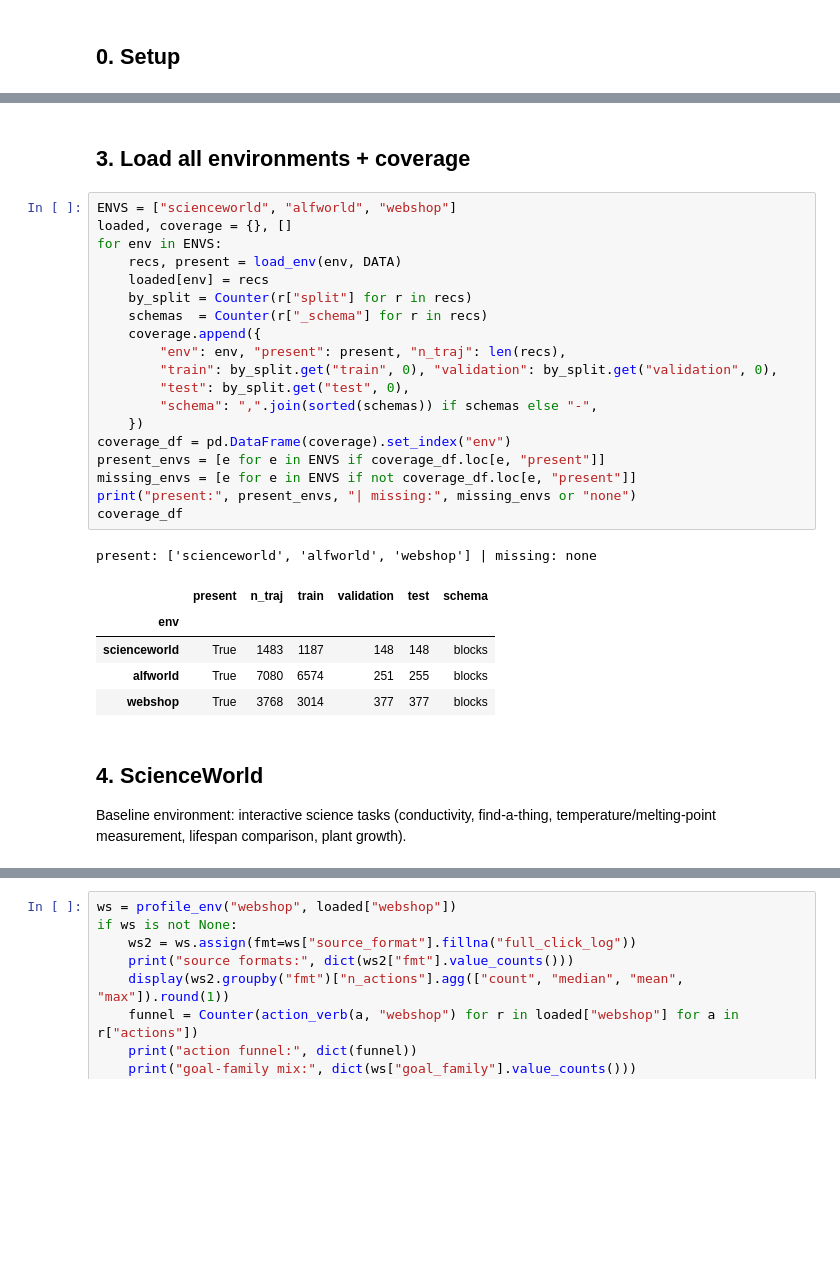
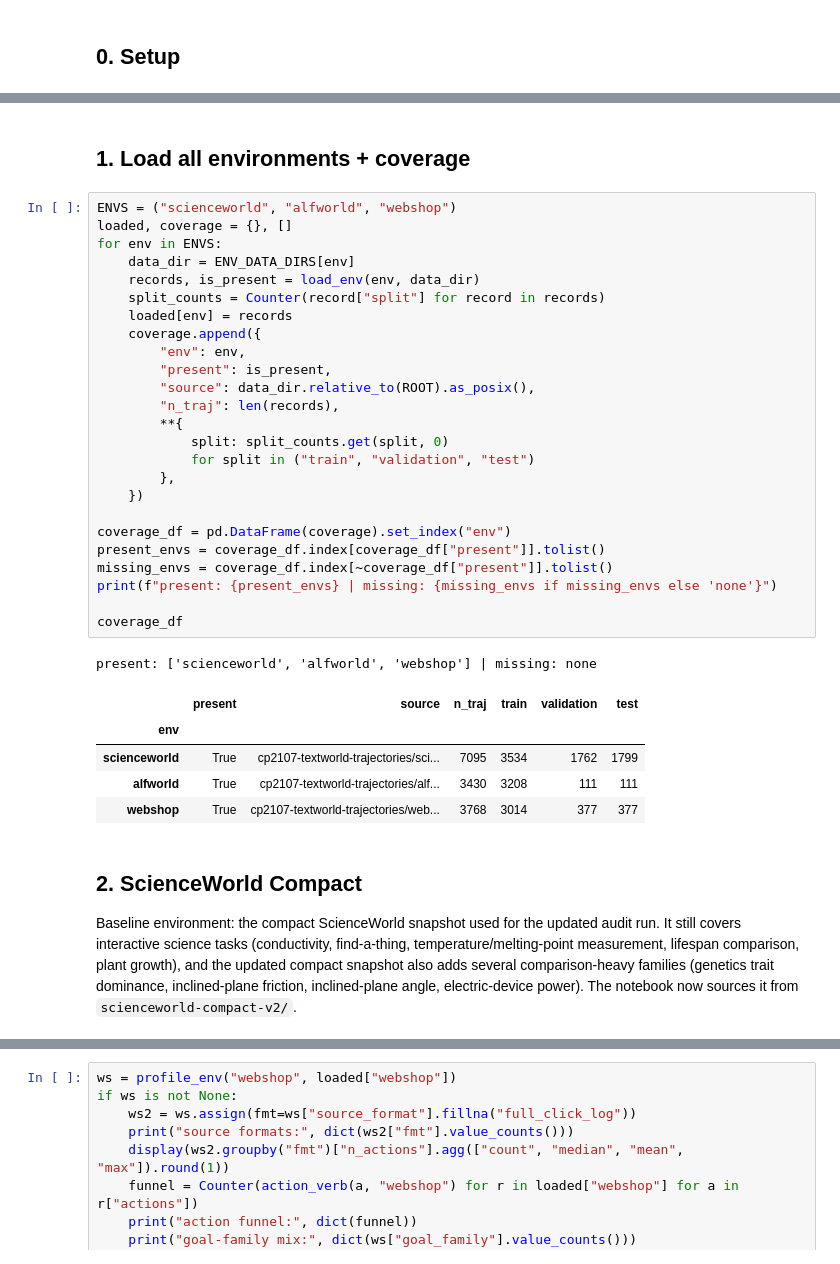
Before and after one commit to veonlok/AOMT, a Jupyter notebook: notebooks/trajectory_taxonomy.ipynb, the cells around one changed output, grey strips where cells are left out. Cells and saved outputs as stored; diff of their text form; blank space fills up the shorter version.

```diff
--- a/notebooks/trajectory_taxonomy.ipynb
+++ b/notebooks/trajectory_taxonomy.ipynb
@@ -154,35 +106,40 @@ from scripts.transform.env_taxonomy import action_verb   # used directly in the
 # %% [markdown]
-## 3. Load all environments + coverage
+## 1. Load all environments + coverage
 # %%
-ENVS = ["scienceworld", "alfworld", "webshop"]
+ENVS = ("scienceworld", "alfworld", "webshop")
 loaded, coverage = {}, []
 for env in ENVS:
-    recs, present = load_env(env, DATA)
-    loaded[env] = recs
-    by_split = Counter(r["split"] for r in recs)
-    schemas  = Counter(r["_schema"] for r in recs)
+    data_dir = ENV_DATA_DIRS[env]
+    records, is_present = load_env(env, data_dir)
+    split_counts = Counter(record["split"] for record in records)
+    loaded[env] = records
     coverage.append({
-        "env": env, "present": present, "n_traj": len(recs),
-        "train": by_split.get("train", 0), "validation": by_split.get("validation", 0),
-        "test": by_split.get("test", 0),
-        "schema": ",".join(sorted(schemas)) if schemas else "-",
+        "env": env,
+        "present": is_present,
+        "source": data_dir.relative_to(ROOT).as_posix(),
+        "n_traj": len(records),
+        **{
+            split: split_counts.get(split, 0)
+            for split in ("train", "validation", "test")
+        },
     })
+
 coverage_df = pd.DataFrame(coverage).set_index("env")
-present_envs = [e for e in ENVS if coverage_df.loc[e, "present"]]
-missing_envs = [e for e in ENVS if not coverage_df.loc[e, "present"]]
-print("present:", present_envs, "| missing:", missing_envs or "none")
+present_envs = coverage_df.index[coverage_df["present"]].tolist()
+missing_envs = coverage_df.index[~coverage_df["present"]].tolist()
+print(f"present: {present_envs} | missing: {missing_envs if missing_envs else 'none'}")
+
 coverage_df
 # %% [output]
 present: ['scienceworld', 'alfworld', 'webshop'] | missing: none
-|  | present | n_traj | train | validation | test | schema |
+|  | present | source | n_traj | train | validation | test |
 | env |  |  |  |  |  |  |
-| scienceworld | True | 1483 | 1187 | 148 | 148 | blocks |
-| alfworld | True | 7080 | 6574 | 251 | 255 | blocks |
-| webshop | True | 3768 | 3014 | 377 | 377 | blocks |
+| scienceworld | True | cp2107-textworld-trajectories/sci... | 7095 | 3534 | 1762 | 1799 |
+| alfworld | True | cp2107-textworld-trajectories/alf... | 3430 | 3208 | 111 | 111 |
+| webshop | True | cp2107-textworld-trajectories/web... | 3768 | 3014 | 377 | 377 |
 # %% [markdown]
-## 4. ScienceWorld
+## 2. ScienceWorld Compact
 
-Baseline environment: interactive science tasks (conductivity, find-a-thing,
-temperature/melting-point measurement, lifespan comparison, plant growth).
+Baseline environment: the compact ScienceWorld snapshot used for the updated audit run. It still covers interactive science tasks (conductivity, find-a-thing, temperature/melting-point measurement, lifespan comparison, plant growth), and the updated compact snapshot also adds several comparison-heavy families (genetics trait dominance, inclined-plane friction, inclined-plane angle, electric-device power). The notebook now sources it from `scienceworld-compact-v2/`.
 # %%
 sw = profile_env("scienceworld", loaded["scienceworld"])
```
Also changed, not shown: parts of 43 cells of this notebook, 25 other files.
